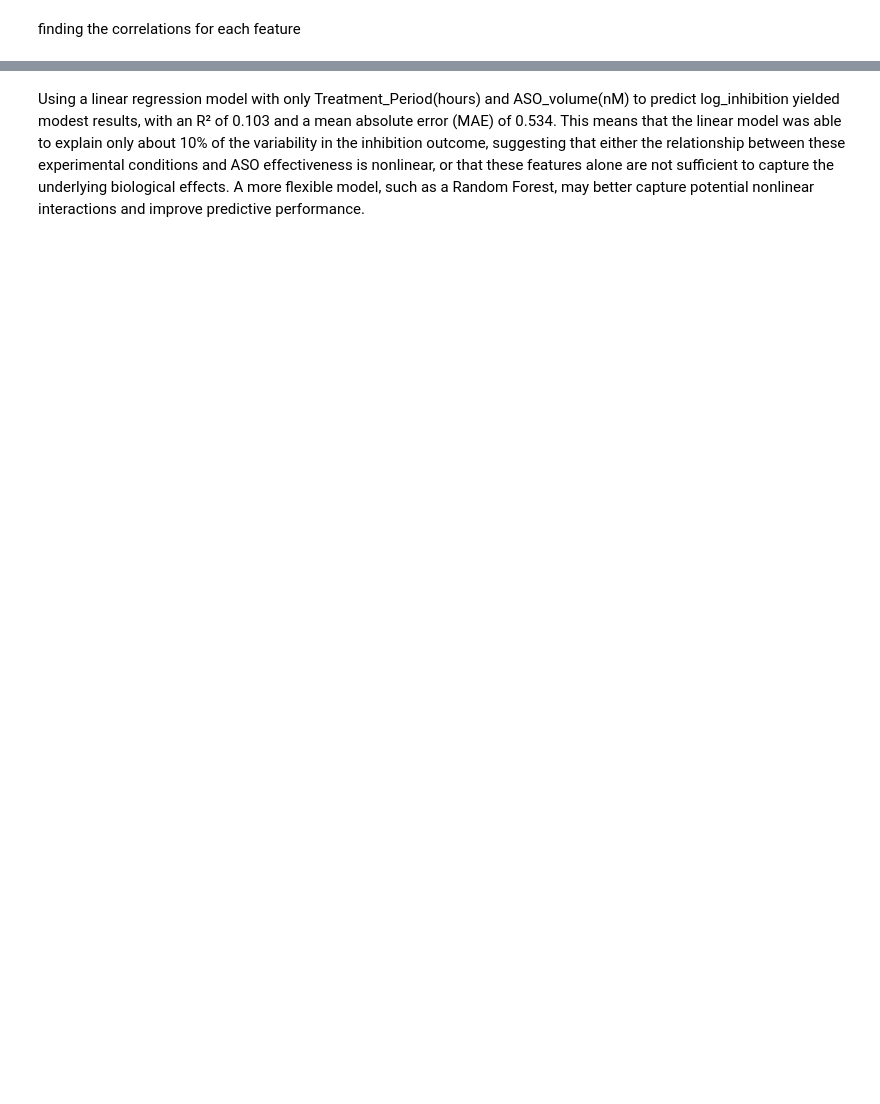
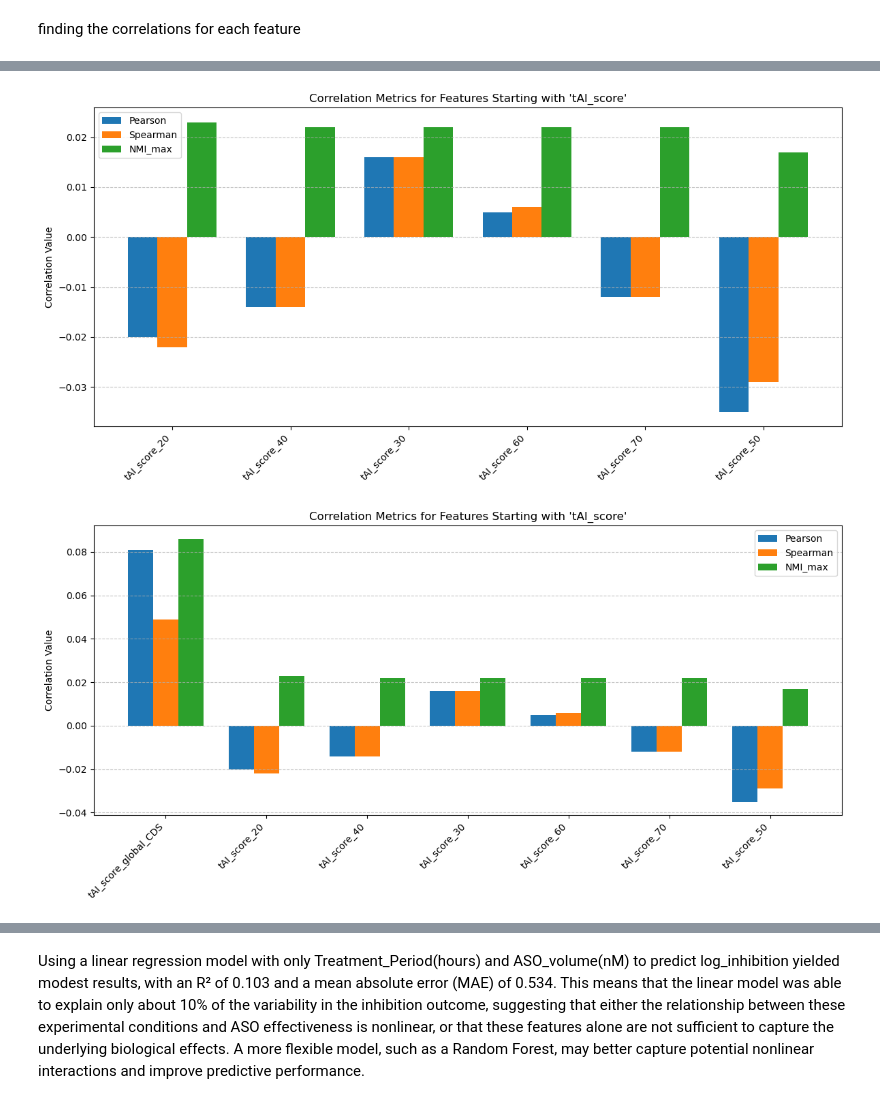
Before and after one commit to RedPenguin100/ASOdesign, a Jupyter notebook: scripts/niv/niv_new_model.ipynb, the cells around one changed output, grey strips where cells are left out. Cells and saved outputs as stored; diff of their text form; code cells hidden in the pictures; blank space fills up the shorter version.

```diff
--- a/scripts/niv/niv_new_model.ipynb
+++ b/scripts/niv/niv_new_model.ipynb
@@ -92,0 +321,6 @@ display(results_df)
+# %%
+plot_feature_correlations_by_prefix(results_df_without_global, prefix='tAI_score')
+plot_feature_correlations_by_prefix(results_df, prefix='tAI_score')
+# %% [output]
+[figure, added]
+[figure, added]
```
Also changed, not shown: parts of 54 cells of this notebook, 2 other files.
